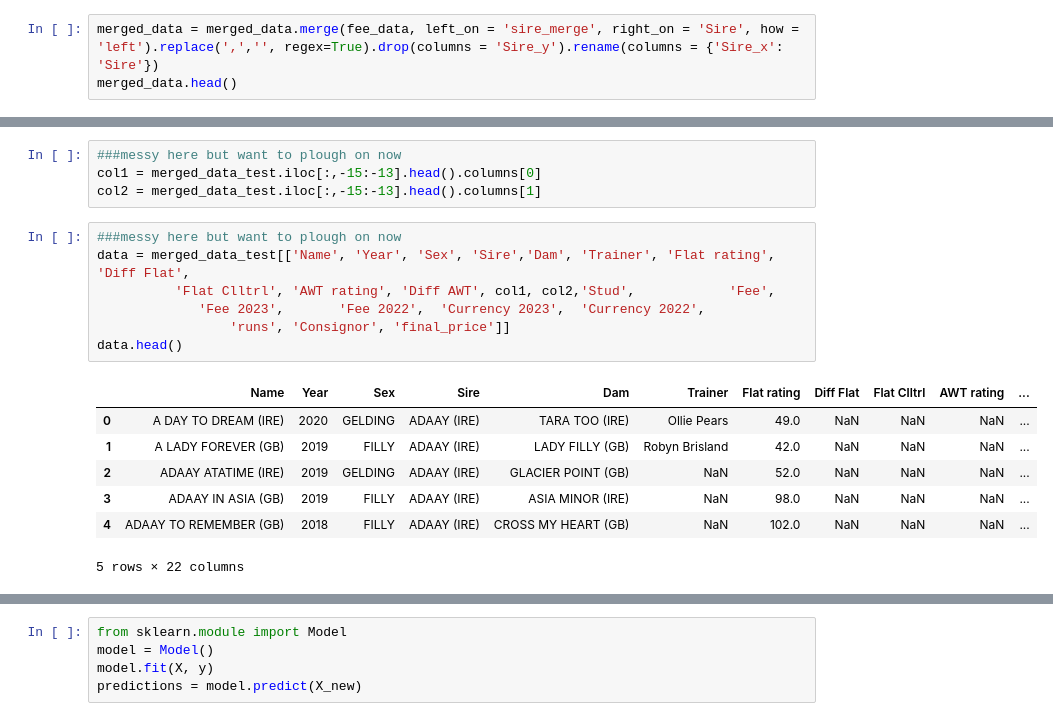
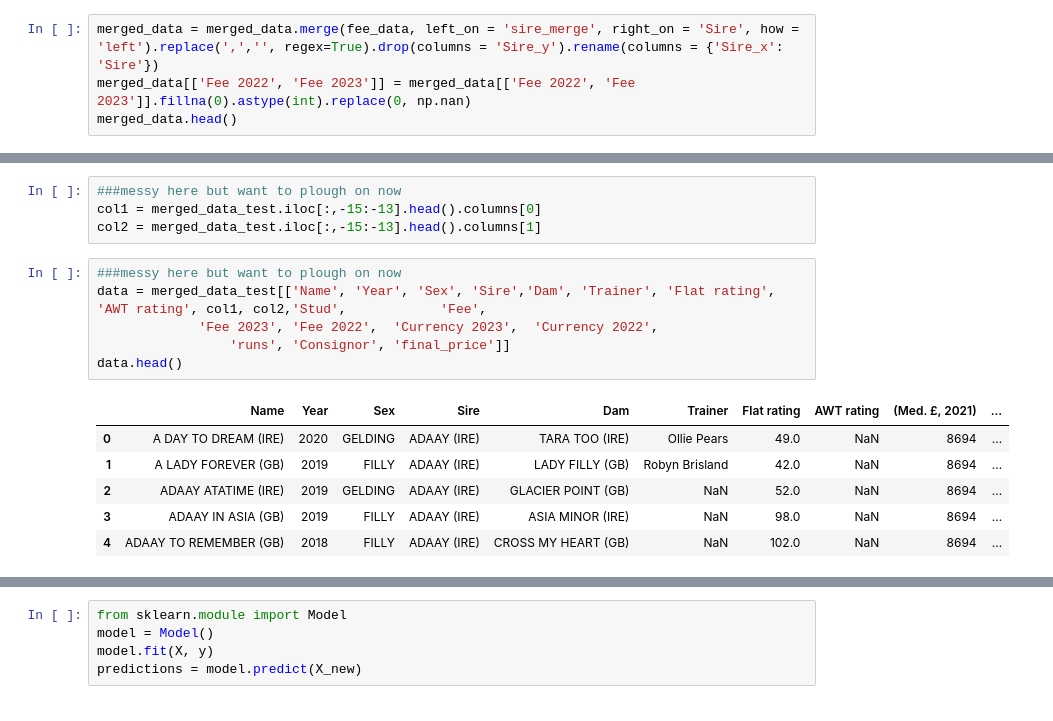
Before and after one commit to samkirwanppb/UCDPA_SamKirwan, a Jupyter notebook: project.ipynb, the cells around one changed output, grey strips where cells are left out. Drawn from its saved outputs; the diff is of its cells as text.

Commit message:
beginning of data analysis

```diff
--- a/project.ipynb
+++ b/project.ipynb
@@ -234,6 +238,7 @@ merged_data.head()
 | 4 | ADAAY TO REMEMBER (GB) | 2018 | FILLY | ADAAY (IRE) | CROSS MY HEART (GB) | NaN | 102.0 | NaN | NaN | NaN | ... |
 # %%
 merged_data = merged_data.merge(fee_data, left_on = 'sire_merge', right_on = 'Sire', how = 'left').replace(',','', regex=True).drop(columns = 'Sire_y').rename(columns = {'Sire_x': 'Sire'})
+merged_data[['Fee 2022', 'Fee 2023']] = merged_data[['Fee 2022', 'Fee 2023']].fillna(0).astype(int).replace(0, np.nan)
 merged_data.head()
 # %% [output]
 |  | Name | Year | Sex | Sire | Dam | Trainer | Flat rating | Diff Flat | Flat Clltrl | AWT rating | ... |
@@ -328,16 +333,14 @@ col1 = merged_data_test.iloc[:,-15:-13].head().columns[0]
 col2 = merged_data_test.iloc[:,-15:-13].head().columns[1]
 # %%
 ###messy here but want to plough on now
-data = merged_data_test[['Name', 'Year', 'Sex', 'Sire','Dam', 'Trainer', 'Flat rating', 'Diff Flat',
-          'Flat Clltrl', 'AWT rating', 'Diff AWT', col1, col2,'Stud',            'Fee',
-             'Fee 2023',       'Fee 2022',  'Currency 2023',  'Currency 2022',
+data = merged_data_test[['Name', 'Year', 'Sex', 'Sire','Dam', 'Trainer', 'Flat rating', 'AWT rating', col1, col2,'Stud',            'Fee',
+             'Fee 2023', 'Fee 2022',  'Currency 2023',  'Currency 2022',
                  'runs', 'Consignor', 'final_price']]
 data.head()
 # %% [output]
-|  | Name | Year | Sex | Sire | Dam | Trainer | Flat rating | Diff Flat | Flat Clltrl | AWT rating | ... |
-| 0 | A DAY TO DREAM (IRE) | 2020 | GELDING | ADAAY (IRE) | TARA TOO (IRE) | Ollie Pears | 49.0 | NaN | NaN | NaN | ... |
-| 1 | A LADY FOREVER (GB) | 2019 | FILLY | ADAAY (IRE) | LADY FILLY (GB) | Robyn Brisland | 42.0 | NaN | NaN | NaN | ... |
-| 2 | ADAAY ATATIME (IRE) | 2019 | GELDING | ADAAY (IRE) | GLACIER POINT (GB) | NaN | 52.0 | NaN | NaN | NaN | ... |
-| 3 | ADAAY IN ASIA (GB) | 2019 | FILLY | ADAAY (IRE) | ASIA MINOR (IRE) | NaN | 98.0 | NaN | NaN | NaN | ... |
-| 4 | ADAAY TO REMEMBER (GB) | 2018 | FILLY | ADAAY (IRE) | CROSS MY HEART (GB) | NaN | 102.0 | NaN | NaN | NaN | ... |
+|  | Name | Year | Sex | Sire | Dam | Trainer | Flat rating | AWT rating | (Med. £, 2021) | ... |
+| 0 | A DAY TO DREAM (IRE) | 2020 | GELDING | ADAAY (IRE) | TARA TOO (IRE) | Ollie Pears | 49.0 | NaN | 8694 | ... |
+| 1 | A LADY FOREVER (GB) | 2019 | FILLY | ADAAY (IRE) | LADY FILLY (GB) | Robyn Brisland | 42.0 | NaN | 8694 | ... |
+| 2 | ADAAY ATATIME (IRE) | 2019 | GELDING | ADAAY (IRE) | GLACIER POINT (GB) | NaN | 52.0 | NaN | 8694 | ... |
+| 3 | ADAAY IN ASIA (GB) | 2019 | FILLY | ADAAY (IRE) | ASIA MINOR (IRE) | NaN | 98.0 | NaN | 8694 | ... |
+| 4 | ADAAY TO REMEMBER (GB) | 2018 | FILLY | ADAAY (IRE) | CROSS MY HEART (GB) | NaN | 102.0 | NaN | 8694 | ... |
-5 rows × 22 columns
```
Also changed, not shown: parts of 10 cells of this notebook.
